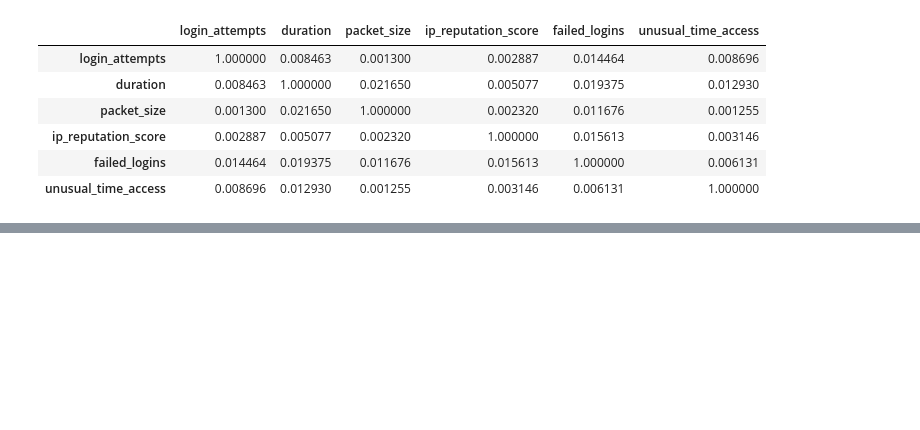
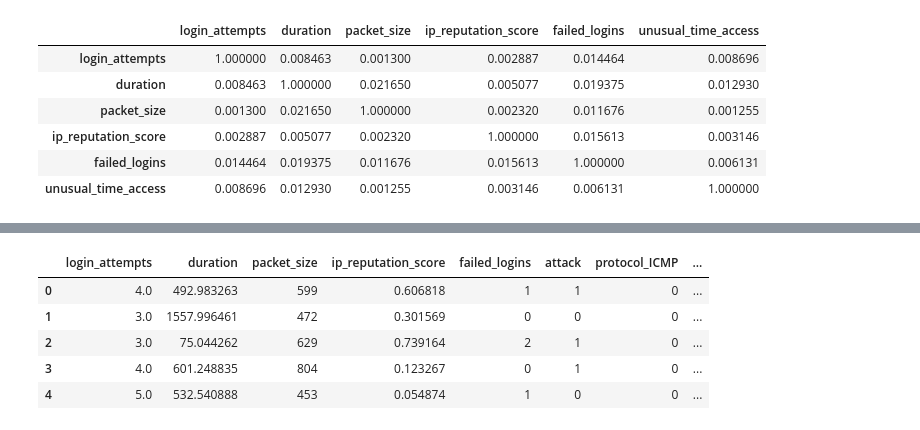
Before and after one commit to EstefanoCozzi/TP1_CD, a Jupyter notebook: TP1 - Ciencia de Datos/Ejercicio 2.ipynb, the cells around one changed output, grey strips where cells are left out. Drawn from its saved outputs; the diff is of its cells as text; code cells hidden in the pictures; blank space fills up the shorter version.

```diff
--- a/TP1 - Ciencia de Datos/Ejercicio 2.ipynb
+++ b/TP1 - Ciencia de Datos/Ejercicio 2.ipynb
@@ -282,0 +302,9 @@ df = pd.get_dummies(df, columns=['encryption_used', 'unusual_time_access'], dtyp
+# %%
+df.head()
+# %% [output]
+|  | login_attempts | duration | packet_size | ip_reputation_score | failed_logins | attack | protocol_ICMP | ... |
+| 0 | 4.0 | 492.983263 | 599 | 0.606818 | 1 | 1 | 0 | ... |
+| 1 | 3.0 | 1557.996461 | 472 | 0.301569 | 0 | 0 | 0 | ... |
+| 2 | 3.0 | 75.044262 | 629 | 0.739164 | 2 | 1 | 0 | ... |
+| 3 | 4.0 | 601.248835 | 804 | 0.123267 | 0 | 1 | 0 | ... |
+| 4 | 5.0 | 532.540888 | 453 | 0.054874 | 1 | 0 | 0 | ... |
```
Also changed, not shown: parts of 41 cells of this notebook.
